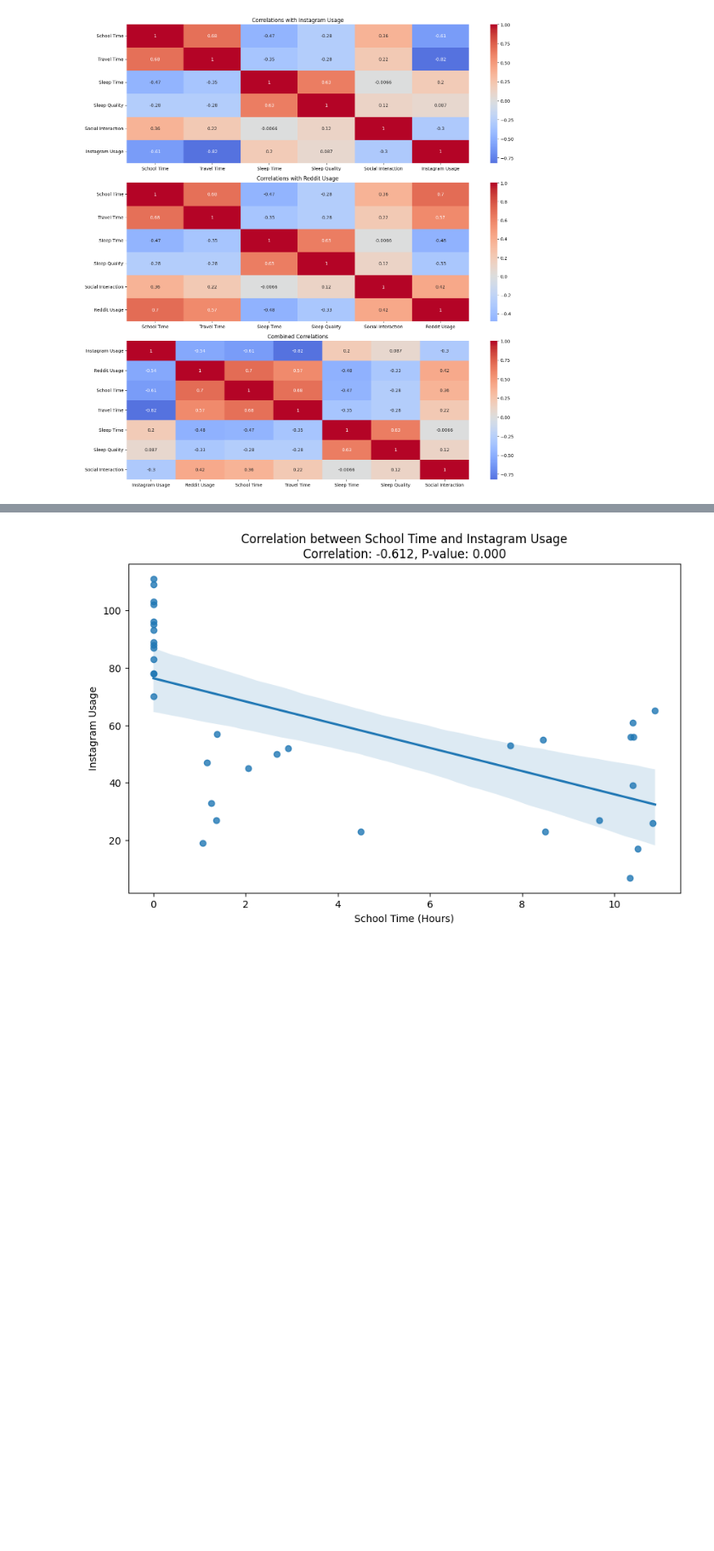
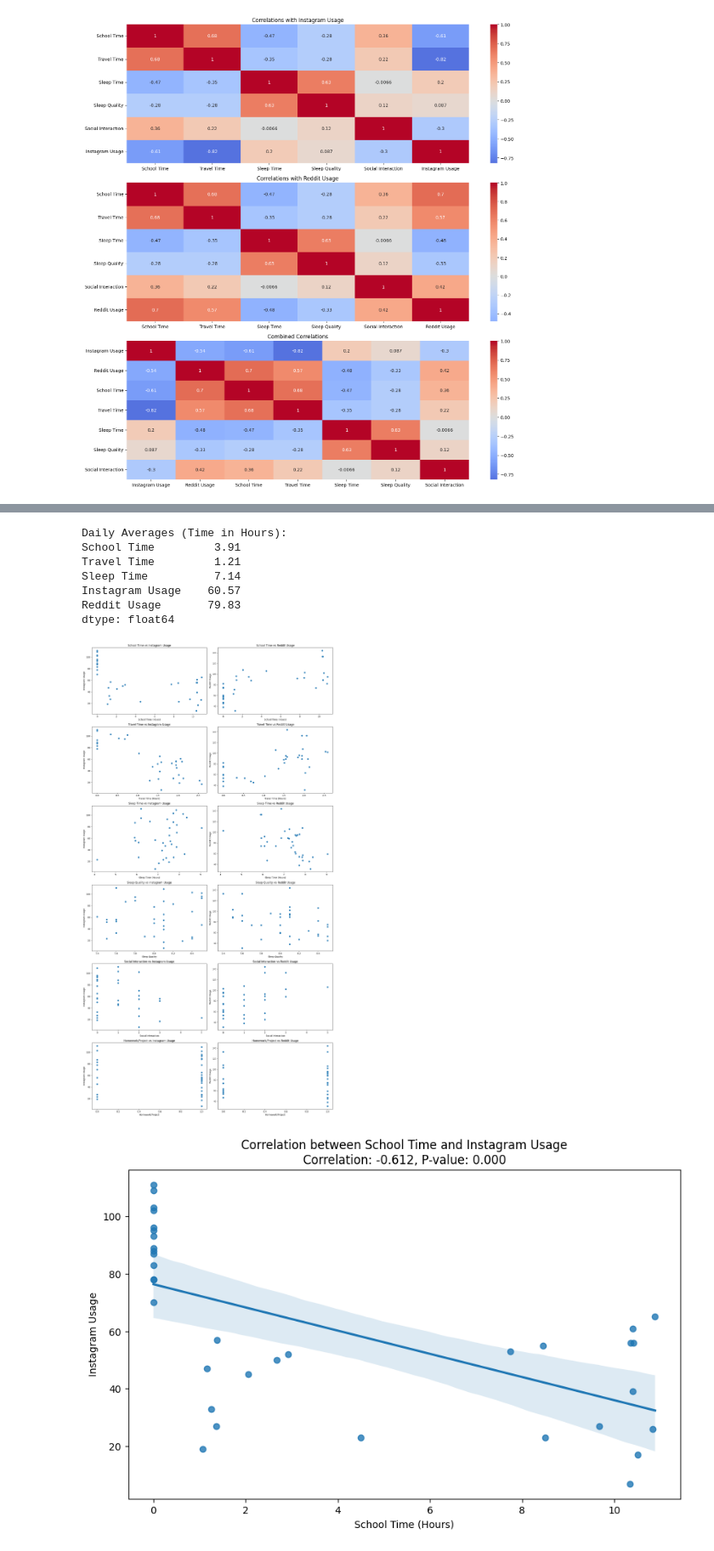
Before and after one commit to EdizKarli/Dsa210-Proj, a Jupyter notebook: dsa210proj.ipynb, the cells around one changed output, grey strips where cells are left out. Shown at 85% size. Cells and saved outputs as stored; diff of their text form; code cells hidden in the pictures; blank space fills up the shorter version.

```diff
--- a/dsa210proj.ipynb
+++ b/dsa210proj.ipynb
@@ -278,3 +165,61 @@ dtype: float64
+# %%
+# Calculate average metrics for different activities
+daily_averages = df.agg({
+    'School Time': lambda x: (x.mean()/60).round(2),  # Convert to hours
+    'Travel Time': lambda x: (x.mean()/60).round(2),  # Convert to hours
+    'Sleep Time': lambda x: (x.mean()/60).round(2),   # Convert to hours
+    'Instagram Usage': 'mean',
+    'Reddit Usage': 'mean'
+}).round(2)
+
+print("Daily Averages (Time in Hours):")
+print(daily_averages)
+
+fig, axes = plt.subplots(6, 2, figsize=(16, 30))  # 6 rows, 2 cols; bigger height
+axes = axes.flatten()  # Flatten to make indexing easier
+
+# Define your x and y variables with labels
+plot_info = [
+    ('School Time', 'Instagram Usage'),
+    ('School Time', 'Reddit Usage'),
+    ('Travel Time', 'Instagram Usage'),
+    ('Travel Time', 'Reddit Usage'),
+    ('Sleep Time', 'Instagram Usage'),
+    ('Sleep Time', 'Reddit Usage'),
+    ('Sleep Quality', 'Instagram Usage'),
+    ('Sleep Quality', 'Reddit Usage'),
+    ('Social Interaction', 'Instagram Usage'),
+    ('Social Interaction', 'Reddit Usage'),
+    ('Homework/Project', 'Instagram Usage'),
+    ('Homework/Project', 'Reddit Usage'),
+]
+
+# Plot each pair
+for i, (x_var, y_var) in enumerate(plot_info):
+    # Convert minutes to hours for time-based columns
+    if x_var in ['School Time', 'Travel Time', 'Sleep Time']:
+        x_data = df[x_var] / 60
+        x_label = f"{x_var} (Hours)"
+    else:
+        x_data = df[x_var]
+        x_label = x_var
+
+    axes[i].scatter(x_data, df[y_var])
+    axes[i].set_xlabel(x_label)
+    axes[i].set_ylabel(y_var)
+    axes[i].set_title(f"{x_var} vs {y_var}")
+
+plt.tight_layout()
+plt.show()
+# %% [output]
+Daily Averages (Time in Hours):
+School Time         3.91
+Travel Time         1.21
+Sleep Time          7.14
+Instagram Usage    60.57
+Reddit Usage       79.83
+dtype: float64
+[figure, added]
 # %%
 # List of pairs to analyze
 pairs = [
```
Also changed, not shown: parts of 5 cells of this notebook.
